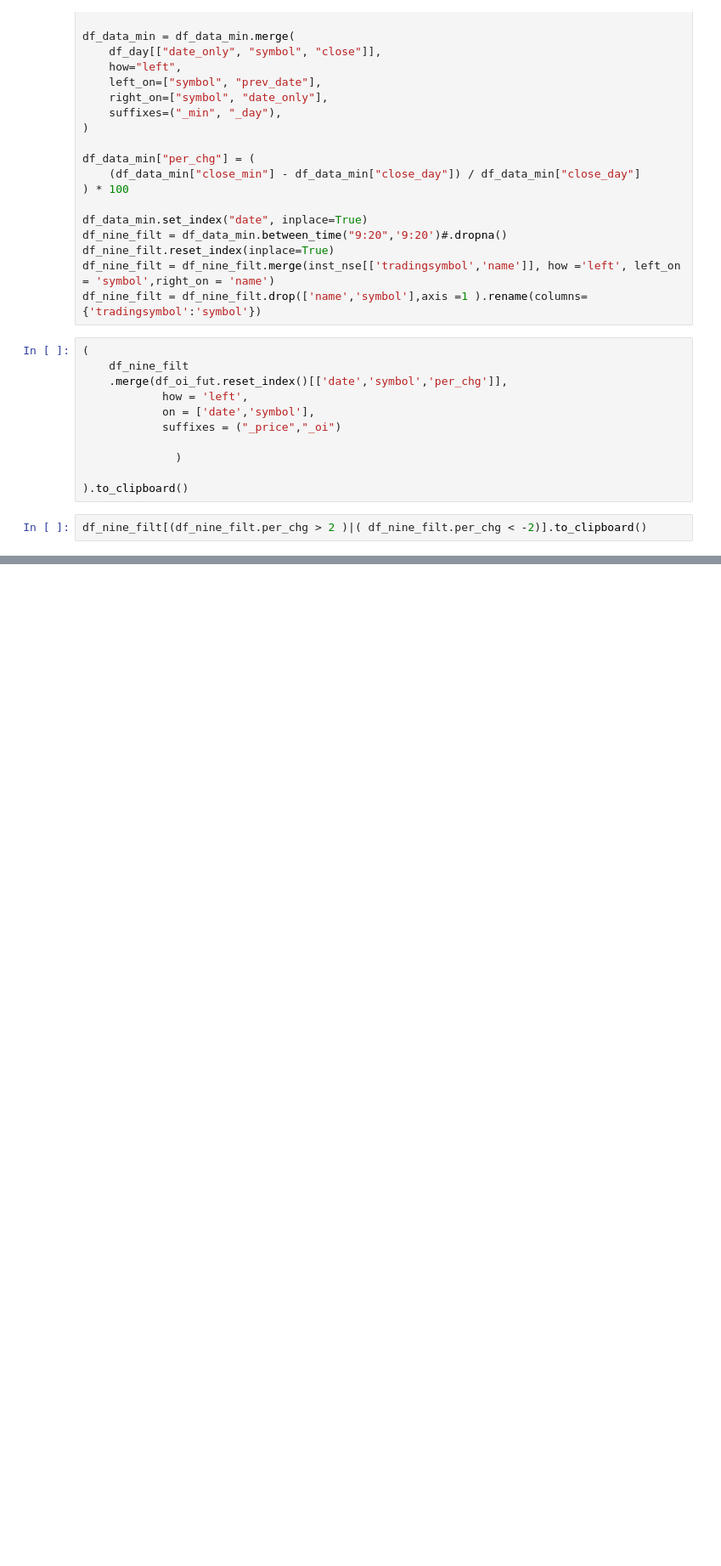
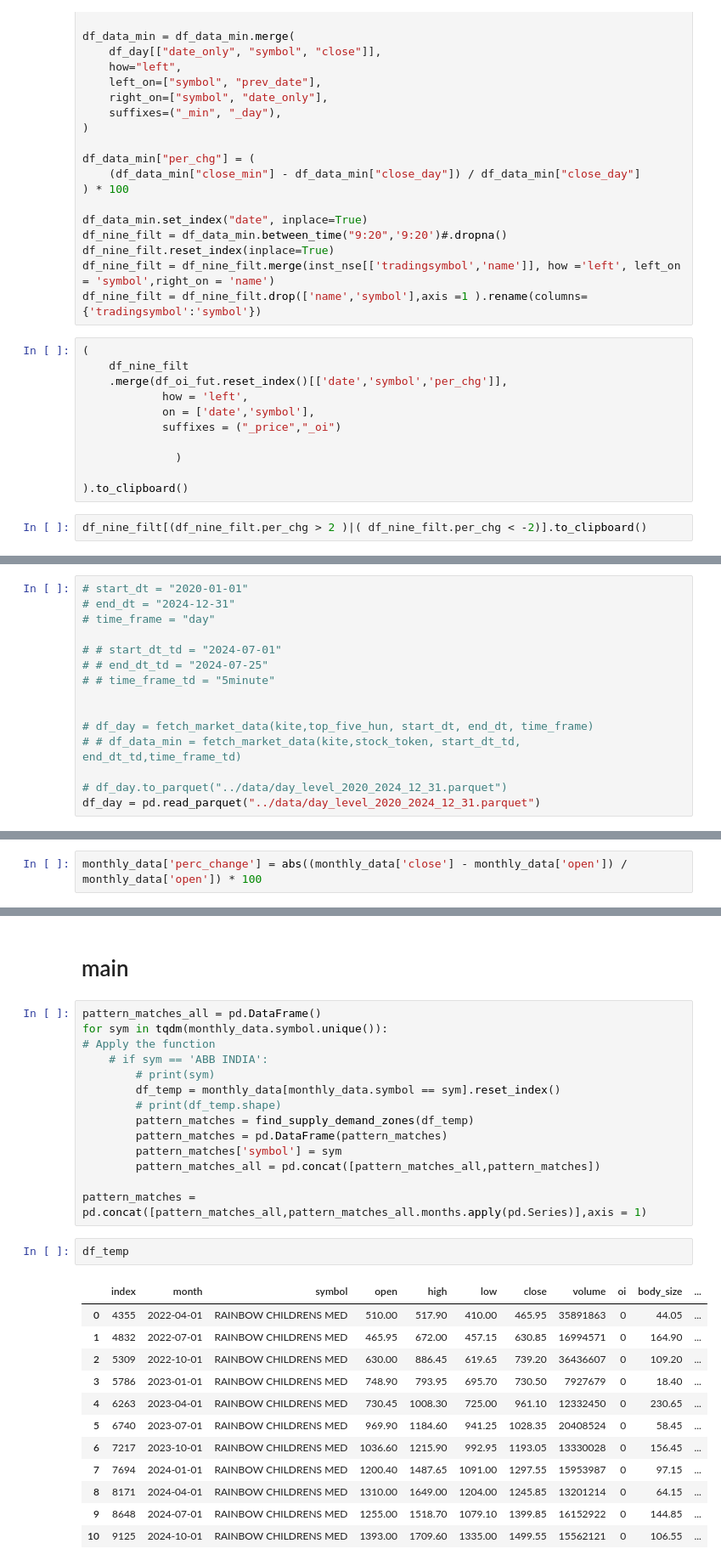
Before and after one commit to Madcodex/stock_automata, a Jupyter notebook: notebook/identify_signals.ipynb, the cells around one changed output, grey strips where cells are left out. Shown: that part at 85% size. Cells and saved outputs as stored; diff of their text form; blank space fills up the shorter version.

Commit message:
update pattern notebook

```diff
--- a/notebook/identify_signals.ipynb
+++ b/notebook/identify_signals.ipynb
@@ -1168,0 +1236,15 @@ df_nine_filt[(df_nine_filt.per_chg > 2 )|( df_nine_filt.per_chg < -2)].to_clipbo
+# %%
+# start_dt = "2020-01-01"
+# end_dt = "2024-12-31"
+# time_frame = "day"
+
+# # start_dt_td = "2024-07-01"
+# # end_dt_td = "2024-07-25"
+# # time_frame_td = "5minute"
+
+
+# df_day = fetch_market_data(kite,top_five_hun, start_dt, end_dt, time_frame)
+# # df_data_min = fetch_market_data(kite,stock_token, start_dt_td, end_dt_td,time_frame_td)
+
+# df_day.to_parquet("../data/day_level_2020_2024_12_31.parquet")
+df_day = pd.read_parquet("../data/day_level_2020_2024_12_31.parquet")
@@ -1168,0 +1288,2 @@ df_nine_filt[(df_nine_filt.per_chg > 2 )|( df_nine_filt.per_chg < -2)].to_clipbo
+# %%
+monthly_data['perc_change'] = abs((monthly_data['close'] - monthly_data['open']) / monthly_data['open']) * 100
@@ -1168,0 +1458,31 @@ df_nine_filt[(df_nine_filt.per_chg > 2 )|( df_nine_filt.per_chg < -2)].to_clipbo
+# %% [markdown]
+# main
+# %%
+pattern_matches_all = pd.DataFrame()
+for sym in tqdm(monthly_data.symbol.unique()):
+# Apply the function
+    # if sym == 'ABB INDIA':
+        # print(sym)
+        df_temp = monthly_data[monthly_data.symbol == sym].reset_index()
+        # print(df_temp.shape)
+        pattern_matches = find_supply_demand_zones(df_temp)
+        pattern_matches = pd.DataFrame(pattern_matches)
+        pattern_matches['symbol'] = sym
+        pattern_matches_all = pd.concat([pattern_matches_all,pattern_matches])
+
+pattern_matches = pd.concat([pattern_matches_all,pattern_matches_all.months.apply(pd.Series)],axis = 1)
+# %%
+df_temp
+# %% [output]
+|  | index | month | symbol | open | high | low | close | volume | oi | body_size | ... |
+| 0 | 4355 | 2022-04-01 | RAINBOW CHILDRENS MED | 510.00 | 517.90 | 410.00 | 465.95 | 35891863 | 0 | 44.05 | ... |
+| 1 | 4832 | 2022-07-01 | RAINBOW CHILDRENS MED | 465.95 | 672.00 | 457.15 | 630.85 | 16994571 | 0 | 164.90 | ... |
+| 2 | 5309 | 2022-10-01 | RAINBOW CHILDRENS MED | 630.00 | 886.45 | 619.65 | 739.20 | 36436607 | 0 | 109.20 | ... |
+| 3 | 5786 | 2023-01-01 | RAINBOW CHILDRENS MED | 748.90 | 793.95 | 695.70 | 730.50 | 7927679 | 0 | 18.40 | ... |
+| 4 | 6263 | 2023-04-01 | RAINBOW CHILDRENS MED | 730.45 | 1008.30 | 725.00 | 961.10 | 12332450 | 0 | 230.65 | ... |
+| 5 | 6740 | 2023-07-01 | RAINBOW CHILDRENS MED | 969.90 | 1184.60 | 941.25 | 1028.35 | 20408524 | 0 | 58.45 | ... |
+| 6 | 7217 | 2023-10-01 | RAINBOW CHILDRENS MED | 1036.60 | 1215.90 | 992.95 | 1193.05 | 13330028 | 0 | 156.45 | ... |
+| 7 | 7694 | 2024-01-01 | RAINBOW CHILDRENS MED | 1200.40 | 1487.65 | 1091.00 | 1297.55 | 15953987 | 0 | 97.15 | ... |
+| 8 | 8171 | 2024-04-01 | RAINBOW CHILDRENS MED | 1310.00 | 1649.00 | 1204.00 | 1245.85 | 13201214 | 0 | 64.15 | ... |
+| 9 | 8648 | 2024-07-01 | RAINBOW CHILDRENS MED | 1255.00 | 1518.70 | 1079.10 | 1399.85 | 16152922 | 0 | 144.85 | ... |
+| 10 | 9125 | 2024-10-01 | RAINBOW CHILDRENS MED | 1393.00 | 1709.60 | 1335.00 | 1499.55 | 15562121 | 0 | 106.55 | ... |
```
Also changed, not shown: parts of 66 cells of this notebook.
